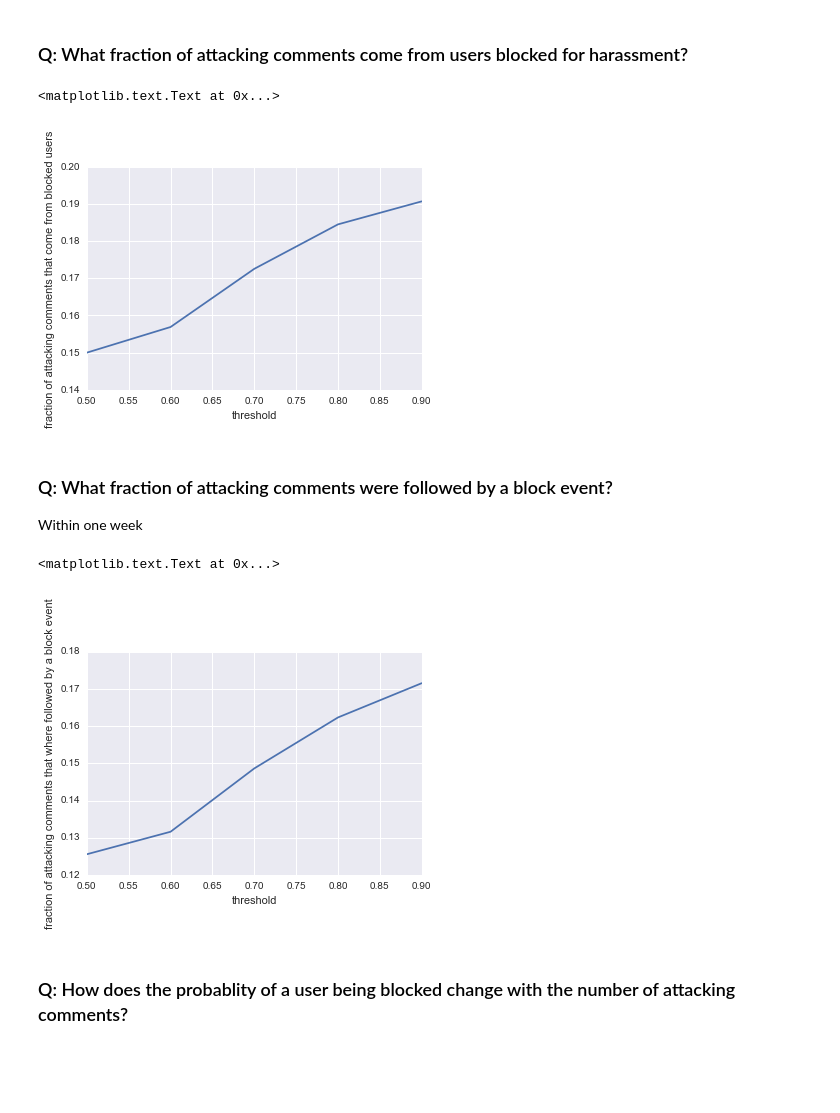
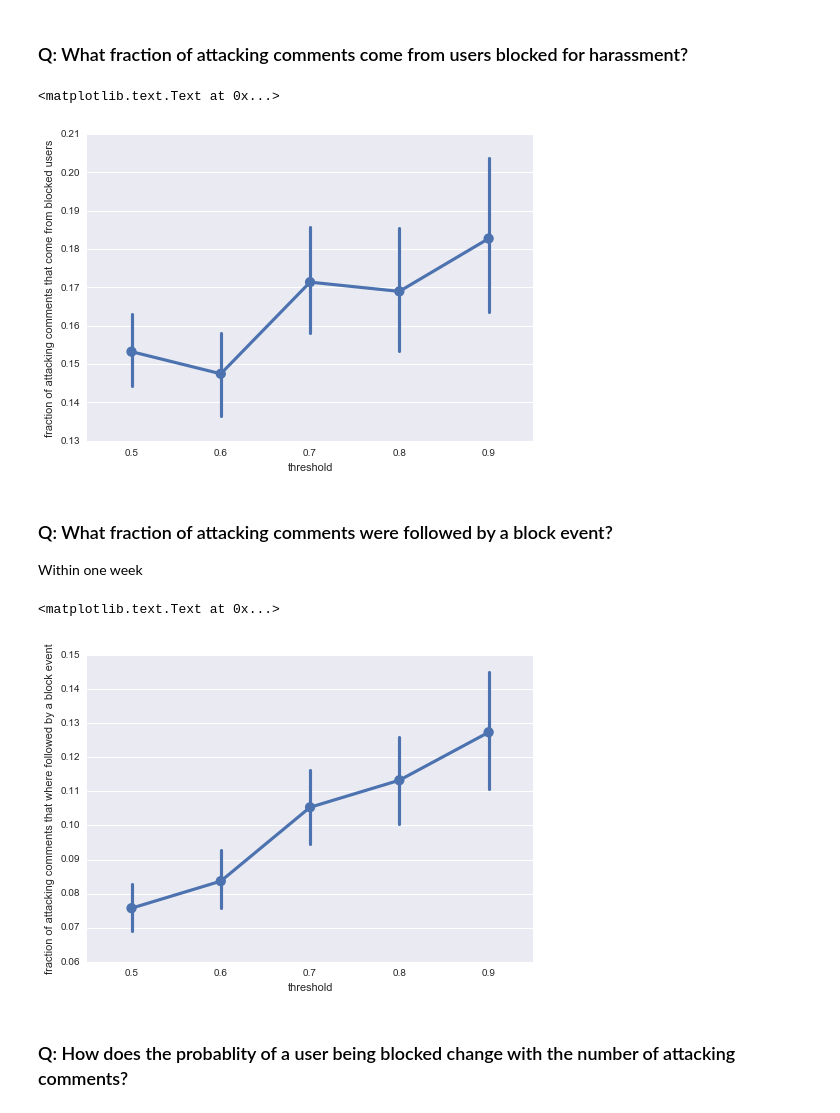
Before and after one commit to ewulczyn/wiki-detox, a Jupyter notebook: wikipedia/src/modeling/Research Questions.ipynb, the cells around one changed output. Cells and saved outputs as stored; diff of their text form; code cells hidden in the pictures; blank space fills up the shorter version.

```diff
--- a/wikipedia/src/modeling/Research Questions.ipynb
+++ b/wikipedia/src/modeling/Research Questions.ipynb
@@ -280,14 +348,3 @@ plt.ylabel('fraction of attacking users')
 ### Q: What fraction of attacking users have been blocked for harassment?
 
 TODO: Also consider just registered users
-# %%
-fs = []
-blocked_users = set(df_events['user_text'].unique())
-for t in ts:
-    attacks = df_no_admin_2015[df_no_admin_2015['pred_recipient_score'] >=t]
-    attacking_users = set(attacks['user_text'].unique())
-    blocked_attacking_users = attacking_users.intersection(blocked_users)
-    fs.append(len(blocked_attacking_users)/ len(attacking_users))
-plt.plot(ts, fs)
-plt.xlabel('threshold')
-plt.ylabel('fraction of attacking users blocked for harassment')
@@ -296,0 +351,15 @@ plt.ylabel('fraction of attacking users blocked for harassment')
+# %%
+dfs = []
+
+for t in ts:
+    dfs.append(\
+                df_no_admin_2015.query('pred_recipient_score >= %f' % t)[['user_text', 'author_anon']]\
+                .drop_duplicates()\
+                .merge(df_blocked_user_text, how = 'left', on = 'user_text')\
+                .assign(blocked = lambda x: x.blocked.fillna(0),
+                        threshold = t)
+               )
+df = pd.concat(dfs)
+
+sns.pointplot(x = 'threshold', y = 'blocked', data = df)
+plt.ylabel('fraction of attacking users blocked for harassment')
@@ -297,36 +369,46 @@ plt.ylabel('fraction of attacking users blocked for harassment')
 # %% [markdown]
 ### Q: What fraction of attacking comments come from users blocked for harassment?
 # %%
-fs = []
+dfs = []
+
+df_blocked_user = df_blocked_user.assign(blocked = 1)
+
 for t in ts:
-    attacks = df_no_admin_2015[df_no_admin_2015['pred_recipient_score'] >=t]
-    n_attacking_comments = attacks.shape[0]
-    n_attacking_comments_from_blocked_users = attacks.merge(df_blocked_user, how = 'inner', on = 'rev_id').shape[0]
-    fs.append(n_attacking_comments_from_blocked_users/n_attacking_comments)
+    dfs.append(\
+                df_no_admin_2015.query('pred_recipient_score >= %f' % t)[['rev_id', 'author_anon']]\
+                .merge(df_blocked_user, how = 'left', on = 'rev_id')\
+                .assign(blocked = lambda x: x.blocked.fillna(0),
+                        threshold = t)
+               )
+df = pd.concat(dfs)
 
-plt.plot(ts, fs)
-plt.xlabel('threshold')
+sns.pointplot(x = 'threshold', y = 'blocked', data = df)
 plt.ylabel('fraction of attacking comments that come from blocked users')
 # %% [output]
 <matplotlib.text.Text at 0x...>
-[figure, old version]
+[figure, new version]
 # %% [markdown]
 ### Q: What fraction of attacking comments were followed by a block event?
 Within one week
 # %%
-fs = []
+dfs = []
 for t in ts:
-    attacks = df_no_admin_2015[df_no_admin_2015['pred_recipient_score'] >=t][['user_text', 'rev_id', 'rev_timestamp']]
-    attacks = attacks.merge(df_events, how = 'left', on = 'user_text')
-    attacks['blocked'] = (attacks['timestamp'] - attacks['rev_timestamp']) <  pd.Timedelta('7 days')
-    attacks.drop_duplicates(subset = 'rev_id', inplace = True)
-    fs.append(attacks['blocked'].mean())
-plt.plot(ts, fs)
+
+    dfs.append(
+                df_no_admin_2015.query('pred_recipient_score >= %f' % t)\
+                        .loc[:, ['user_text', 'rev_id', 'rev_timestamp']]\
+                        .merge(df_events, how = 'left', on = 'user_text')\
+                        .assign(delta = lambda x: (x['timestamp'] - x['rev_timestamp']))\
+                        .assign(blocked= lambda x: (x['delta'] <  pd.Timedelta('7 days')) & (x['delta'] >  pd.Timedelta('0 seconds')))\
+                        .drop_duplicates(subset = 'rev_id')\
+                        .assign(threshold = t)
+                )
+ax = sns.pointplot(x='threshold', y='blocked', data = pd.concat(dfs))
 plt.xlabel('threshold')
 plt.ylabel('fraction of attacking comments that where followed by a block event')
 # %% [output]
 <matplotlib.text.Text at 0x...>
-[figure, old version]
+[figure, new version]
 # %% [markdown]
 ### Q: How does the probablity of a user being blocked change with the number of attacking comments?
 # %%
```
Also changed, not shown: parts of 58 cells of this notebook.
